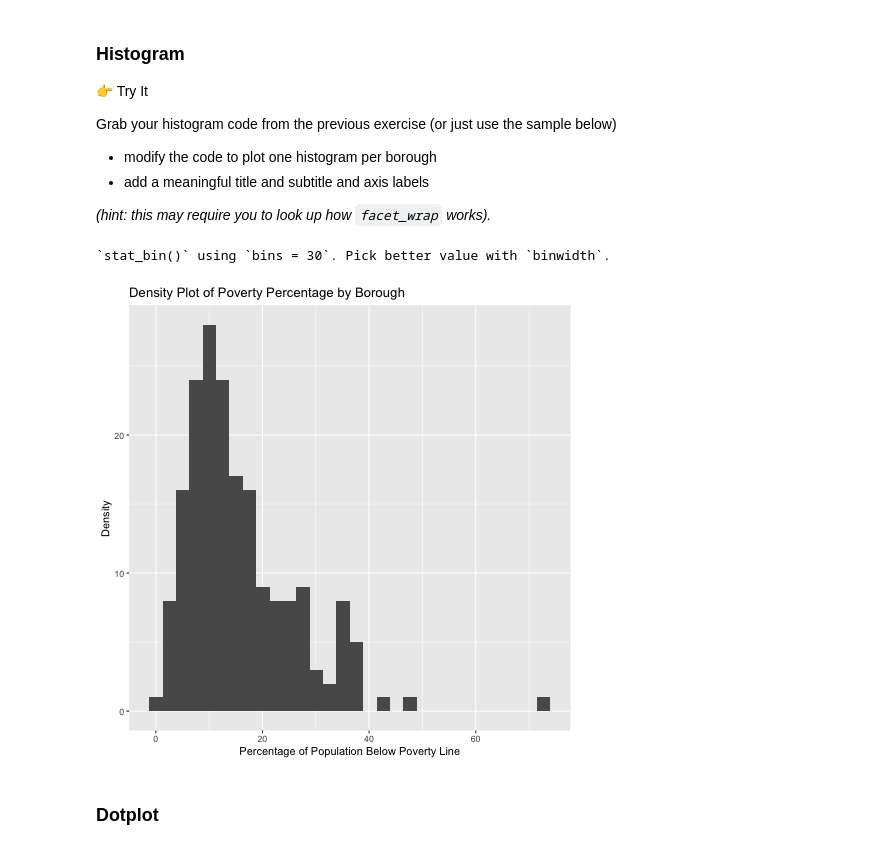
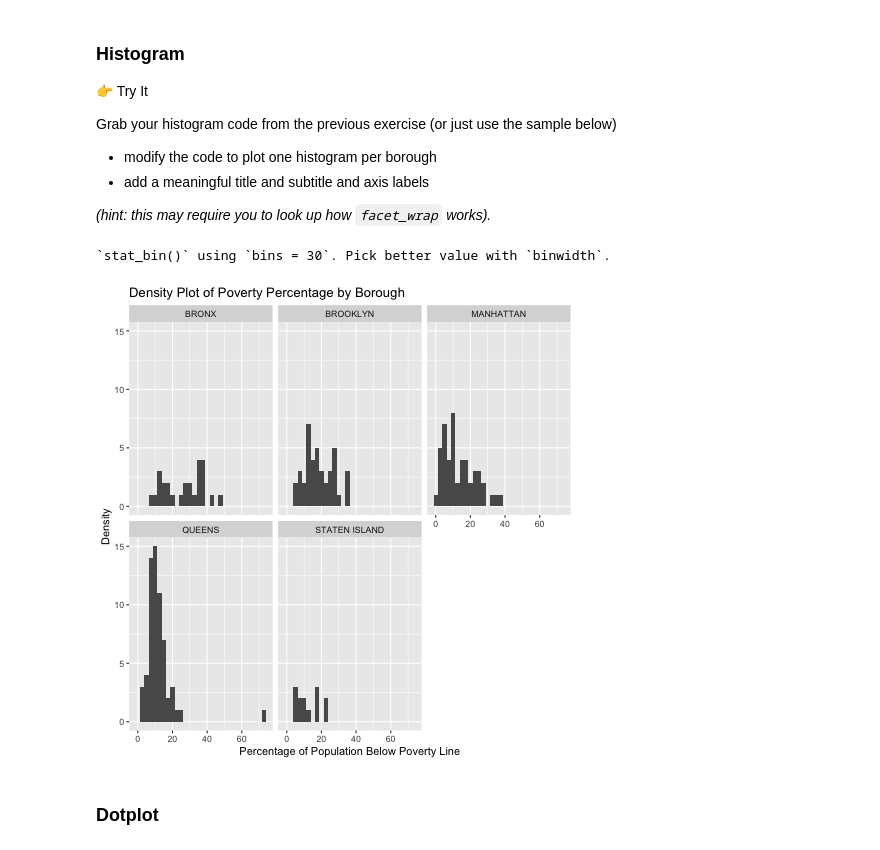
Before and after one commit to rosakettumaki/homework_04022025, a Jupyter notebook: notebook-2_rosa_kettumaki.ipynb, the cells around one changed output. Saved outputs shown, nothing was run; the diff lists cells and outputs as text; code cells hidden in the pictures.

```diff
--- a/notebook-2_rosa_kettumaki.ipynb
+++ b/notebook-2_rosa_kettumaki.ipynb
@@ -94,17 +94,18 @@ _(hint: this may require you to look up how `facet_wrap` works)._
 # %%
 %%R
 
 # Plot +
 # Aesthetics +
 # Geom
 ggplot(df, aes(x=pct_below_poverty)) +
     geom_histogram() +
+    facet_wrap(~borough) +
     ggtitle("Density Plot of Poverty Percentage by Borough") +
     xlab("Percentage of Population Below Poverty Line") +
     ylab("Density")
 # %% [output]
 `stat_bin()` using `bins = 30`. Pick better value with `binwidth`.
-[figure, old version]
+[figure, new version]
 # %% [markdown]
 ### Dotplot
 # %% [markdown]
```
Also changed, not shown: parts of 1 cell of this notebook.
